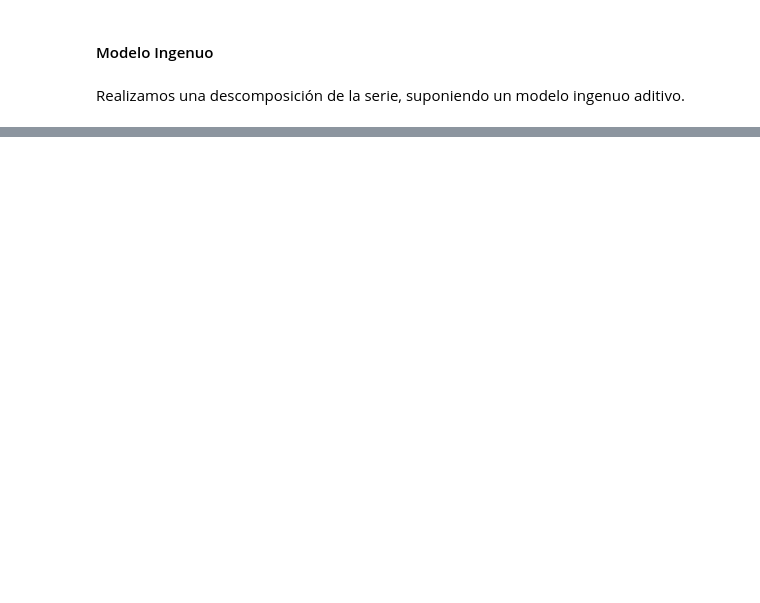
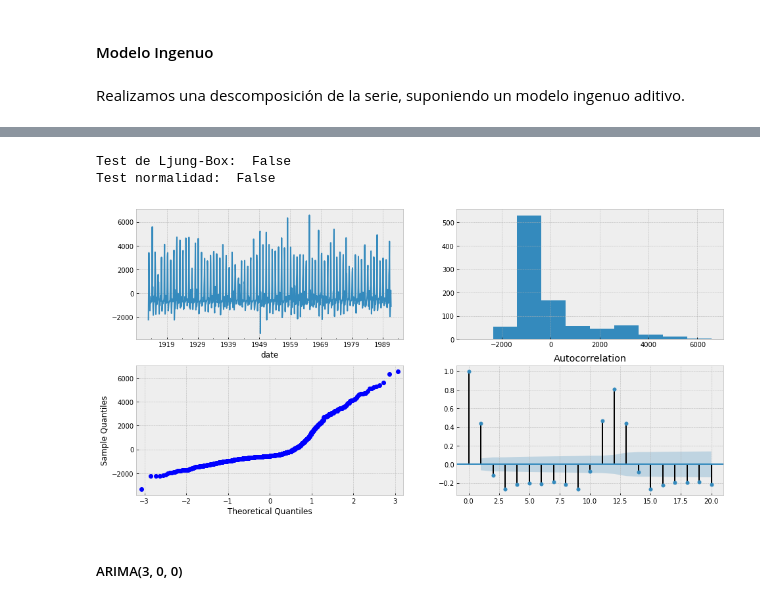
Before and after one commit to dsanmartin/INF475-HW, a Jupyter notebook: 2/homework2.ipynb, the cells around one changed output, grey strips where cells are left out. Saved outputs shown, nothing was run; the diff lists cells and outputs as text; code cells hidden in the pictures; blank space fills up the shorter version.

```diff
--- a/2/homework2.ipynb
+++ b/2/homework2.ipynb
@@ -16,0 +31,18 @@ warnings.filterwarnings("ignore")
+# %%
+def residual_test(residuals):
+    lb = acorr_ljungbox(residuals, lags=30)[1]
+    nrm = stats.normaltest(residuals)[1]
+    print("Test de Ljung-Box: ", np.all(lb > 0.05))
+    print("Test normalidad: ", nrm > 0.05)
+# %%
+def residual_plots(residuals):
+    residuals = pd.Series(residuals, name="Residuos")
+    residual_test(residuals)
+    fig, axes = plt.subplots(2, 2)
+    residuals.plot(ax=axes[0, 0])
+    residuals.hist(ax=axes[0, 1])
+    #residuals.plot(kind='kde', ax=axes[0, 1])
+    qqplot(residuals, ax=axes[1, 0])
+    plot_acf(residuals, lags=20, ax=axes[1, 1])
+    fig.set_size_inches(16, 8)
+    plt.show()
@@ -181,0 +131,4 @@ plt.show()
+# %%
+arima_1 = ARIMA(serie.astype('float64'), order=(1, 0, 0))
+arima_1_fit = arima_1.fit(disp=0)
+print(arima_1_fit.summary())
@@ -181,0 +156,8 @@ plt.show()
+# %%
+residual_plots(arima_1_fit.resid)
+# %% [output]
+Test de Ljung-Box:  False
+Test normalidad:  False
+[figure, added]
+# %% [markdown]
+##### ARIMA(3, 0, 0)
```
Also changed, not shown: parts of 92 cells of this notebook.
